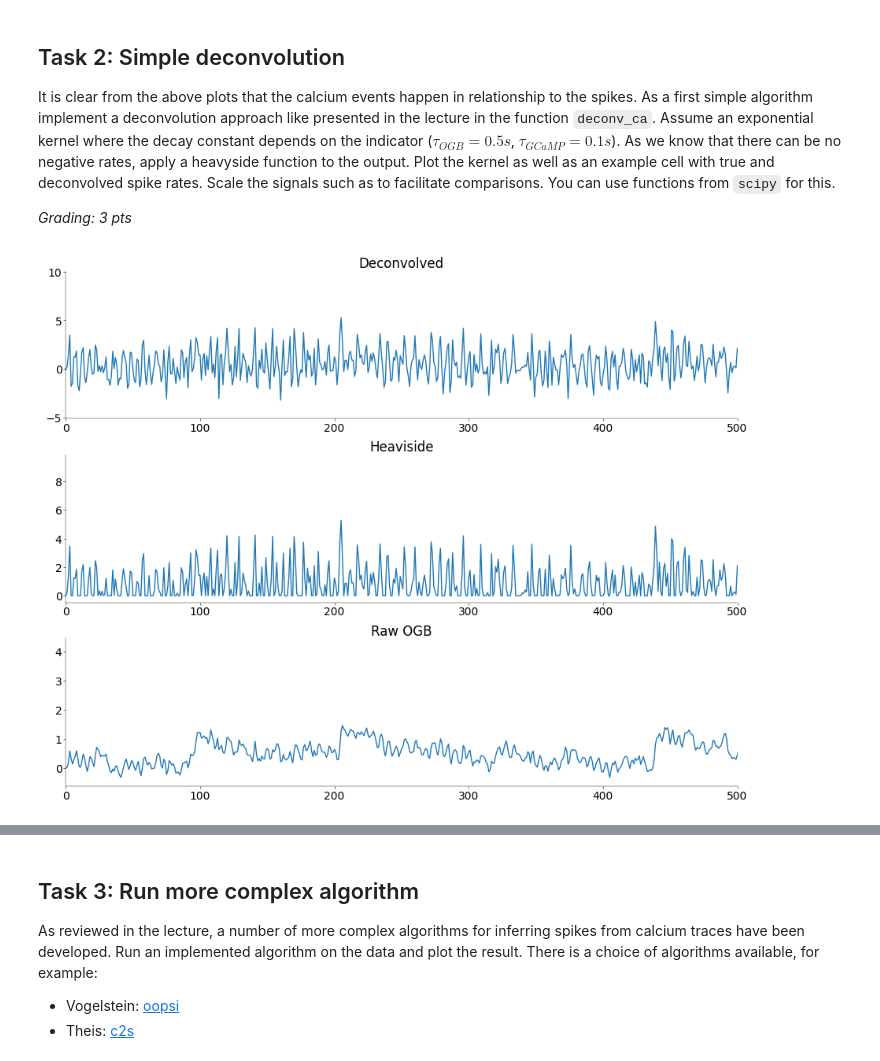
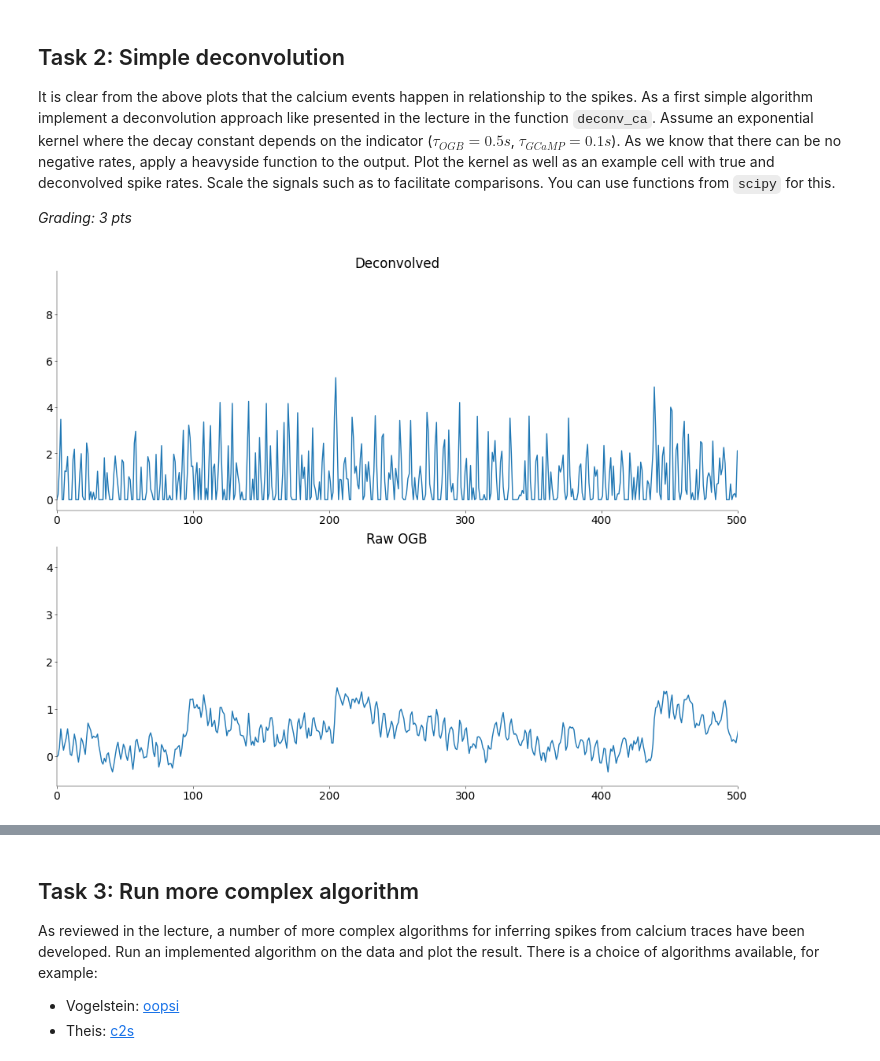
Before and after one commit to stedavkle/uni-tue-nds, a Jupyter notebook: CL3/notebooks/CodingLab3.ipynb, the cells around one changed output, grey strips where cells are left out. Drawn from its saved outputs; the diff is of its cells as text; code cells hidden in the pictures.

```diff
--- a/CL3/notebooks/CodingLab3.ipynb
+++ b/CL3/notebooks/CodingLab3.ipynb
@@ -211,10 +215,3 @@ plt.show()
 It is clear from the above plots that the calcium events happen in relationship to the spikes. As a first simple algorithm implement a deconvolution approach like presented in the lecture in the function `deconv_ca`. Assume an exponential kernel where the decay constant depends on the indicator ($\tau_{OGB}= 0.5 s$, $\tau_{GCaMP}= 0.1 s$). As we know that there can be no negative rates, apply a heavyside function to the output. Plot the kernel as well as an example cell with true and deconvolved spike rates. Scale the signals such as to facilitate comparisons. You can use functions from `scipy` for this.
 
 *Grading: 3 pts*
-# %%
-tau = 0.5
-dt = 1 / new_freq
-
-t_kernel = np.arange(0, tau, dt)
-kernel = np.exp(-t_kernel / tau)
-kernel = kernel / np.sum(kernel)
@@ -226,23 +269,31 @@ heavi_deconv = np.maximum(test_deconv[0], 0)
 # %%
+# --------------------------------------------------------------------------
+# Compare true and deconvolved spikes rates for the OGB or GCamP Cell (1 pt)
+# --------------------------------------------------------------------------
+dt = 1 / new_freq
+
+sp_hat_ogb = deconv_ca(ogb_cell_5_calcium, 0.5, dt)
+sp_hat_gcamp = deconv_ca(gcamp_cell_6_calcium, 0.1, dt)
+
 fig, axs = plt.subplots(
-    3, 1, figsize=(9, 7), layout="constrained", height_ratios=[1, 1, 1]
+    2, 1, figsize=(9, 7), layout="constrained", height_ratios=[1, 1]
 )
 
-axs[0].plot(np.arange(0, len(test_deconv[0])), test_deconv[0])
+axs[0].plot(np.arange(0, len(sp_hat_ogb)), sp_hat_ogb)
 axs[0].set_title("Deconvolved")
 
-axs[1].plot(np.arange(0, len(heavi_deconv)), heavi_deconv)
-axs[1].set_title("Heaviside")
+# axs[1].plot(np.arange(0, len(heavi_deconv)), heavi_deconv)
+# axs[1].set_title("Heaviside")
 
-axs[2].plot(np.arange(0, len(rs_ogb_calcium[:, 5])), ogb_cell_5_calcium)
-axs[2].set_title("Raw OGB")
+axs[1].plot(np.arange(0, len(ogb_cell_5_calcium)), ogb_cell_5_calcium)
+axs[1].set_title("Raw OGB")
 
 # axs[3].plot(np.arange(0, len(ogb_calcium.iloc[:, 5])), ogb_calcium.iloc[:, 5])
 # axs[3].set_title("Raw")
 
 for ax in axs.flat:
     ax.set_xlim(0, 500)
 
 plt.show()
 # %% [output]
-[figure, old version]
+[figure, new version]
```
Also changed, not shown: parts of 7 cells of this notebook.
